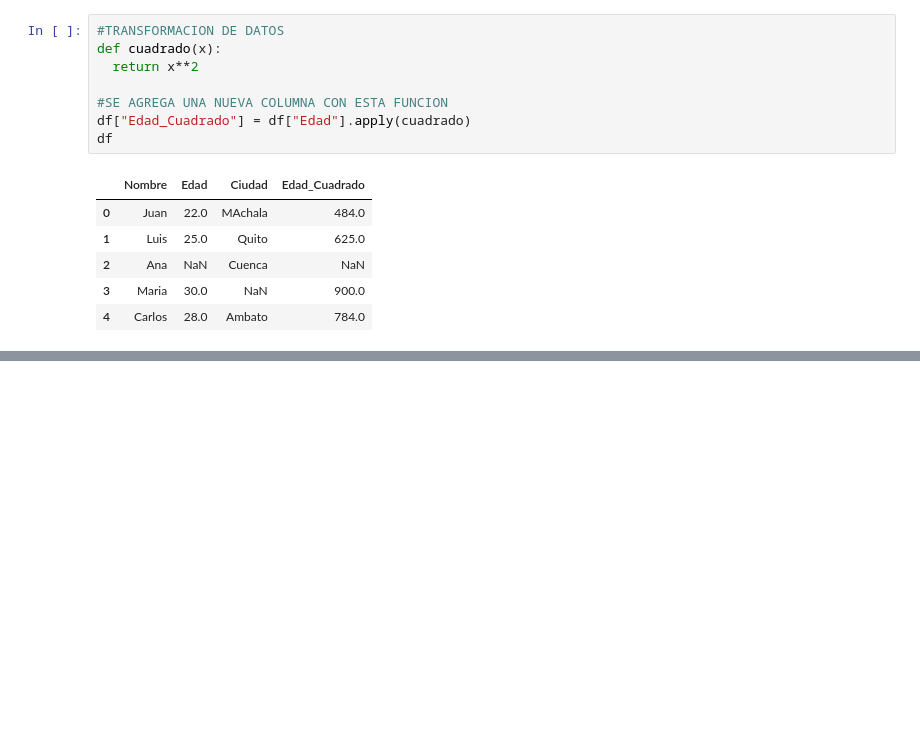
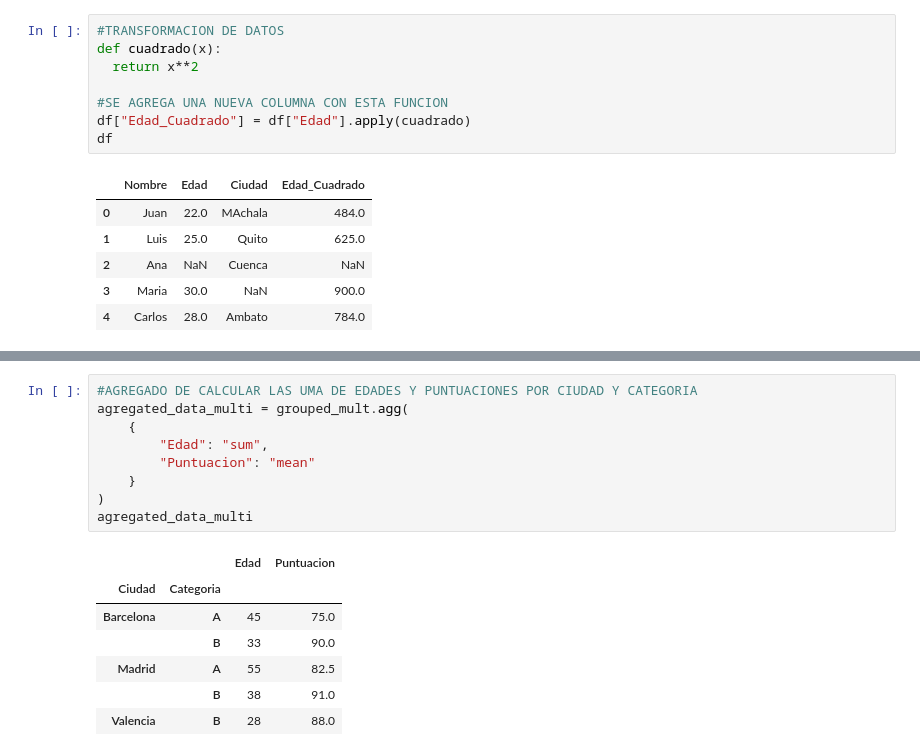
Before and after one commit to luissalinas54/data-science-junior, a Jupyter notebook: AnalisisDatos.ipynb, the cells around one changed output, grey strips where cells are left out. Saved outputs shown, nothing was run; the diff lists cells and outputs as text; blank space fills up the shorter version.

```diff
--- a/AnalisisDatos.ipynb
+++ b/AnalisisDatos.ipynb
@@ -235,0 +318,17 @@ df
+# %%
+#AGREGADO DE CALCULAR LAS UMA DE EDADES Y PUNTUACIONES POR CIUDAD Y CATEGORIA
+agregated_data_multi = grouped_mult.agg(
+    {
+        "Edad": "sum",
+        "Puntuacion": "mean"
+    }
+)
+agregated_data_multi
+# %% [output]
+|  |  | Edad | Puntuacion |
+| Ciudad | Categoria |  |  |
+| Barcelona | A | 45 | 75.0 |
+|  | B | 33 | 90.0 |
+| Madrid | A | 55 | 82.5 |
+|  | B | 38 | 91.0 |
+| Valencia | B | 28 | 88.0 |
```
Also changed, not shown: parts of 13 cells of this notebook.
